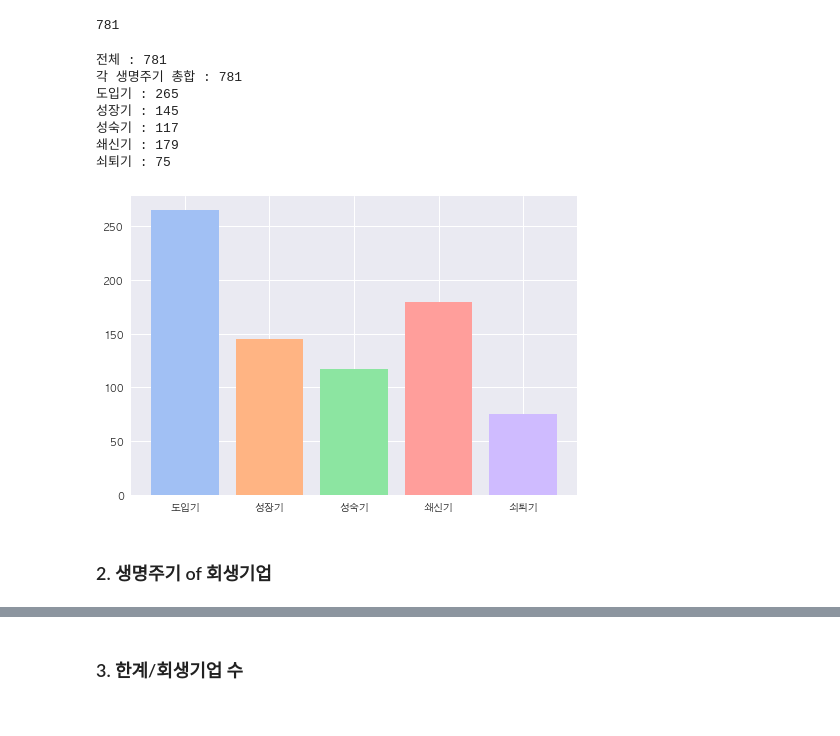
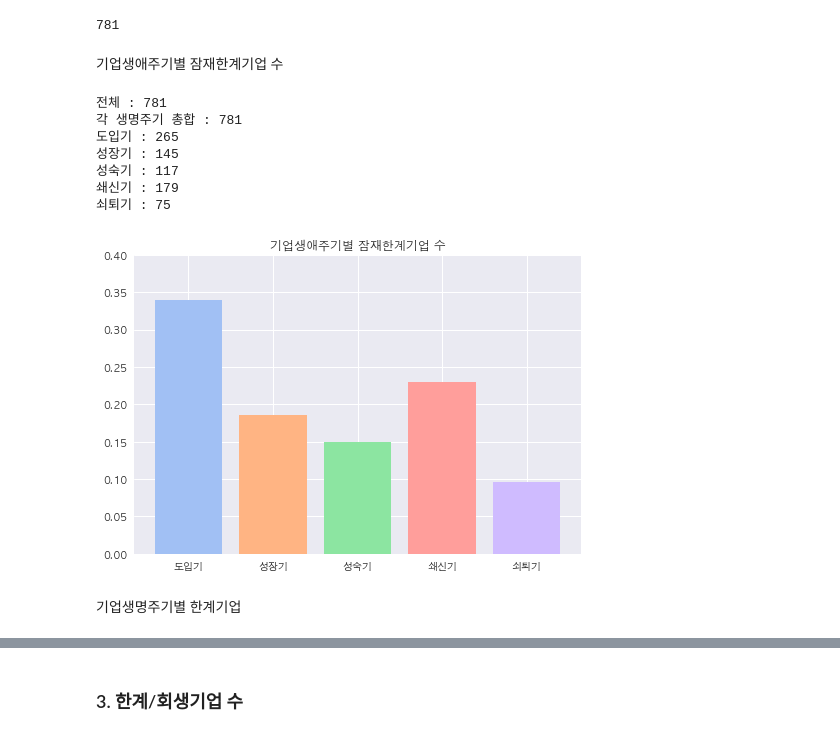
Before and after one commit to Jyassmin/UBION-PROJECT2, a Jupyter notebook: 1.preprocessing.ipynb, the cells around one changed output, grey strips where cells are left out. Drawn from its saved outputs; the diff is of its cells as text; code cells hidden in the pictures.

```diff
--- a/1.preprocessing.ipynb
+++ b/1.preprocessing.ipynb
@@ -2789,35 +2850,43 @@ df_부실징후_최종
 len(df_부실징후_최종["회사명"].unique())
 # %% [output]
 781
+# %% [markdown]
+기업생애주기별 잠재한계기업 수
 # %%
 import matplotlib.pyplot as plt
 import numpy as np
 
+val_기업 = df_부실징후_최종.shape[0]
 print("전체 :",df_부실징후_최종.shape[0])
 print("각 생명주기 총합 :", df_부실징후_도입기.shape[0]+df_부실징후_성장기.shape[0]+df_부실징후_성숙기.shape[0]+df_부실징후_쇠퇴기.shape[0]+df_부실징후_쇄신기.shape[0])
 print("도입기 :",df_부실징후_도입기.shape[0])
 print("성장기 :",df_부실징후_성장기.shape[0])
 print("성숙기 :",df_부실징후_성숙기.shape[0])
 print("쇄신기 :",df_부실징후_쇄신기.shape[0])
 print("쇠퇴기 :",df_부실징후_쇠퇴기.shape[0])
 
 # --------------
 x = np.arange(5)
 years = ['도입기', '성장기', '성숙기', '쇄신기', '쇠퇴기']
-values = [df_부실징후_도입기.shape[0], df_부실징후_성장기.shape[0], df_부실징후_성숙기.shape[0], df_부실징후_쇄신기.shape[0], df_부실징후_쇠퇴기.shape[0]]
+values = [df_부실징후_도입기.shape[0]/val_기업,
+        df_부실징후_성장기.shape[0]/val_기업,
+        df_부실징후_성숙기.shape[0]/val_기업,
+        df_부실징후_쇄신기.shape[0]/val_기업,
+        df_부실징후_쇠퇴기.shape[0]/val_기업]
 
 plt.bar(x, values, color=["#A1C0F4", "#FFB483", "#8CE5A1", "#FF9E9B", "#CFBBFF"])
 plt.xticks(x, years)
-
+plt.title('기업생애주기별 잠재한계기업 수')
+plt.ylim(0,0.4)
 plt.show()
 # %% [output]
 전체 : 781
 각 생명주기 총합 : 781
 도입기 : 265
 성장기 : 145
 성숙기 : 117
 쇄신기 : 179
 쇠퇴기 : 75
-[figure, old version]
+[figure, new version]
-# %% [markdown]
-### 2. 생명주기 of 회생기업
+# %% [markdown]
+기업생명주기별 한계기업
```
Also changed, not shown: parts of 23 cells of this notebook, 16 other files.
